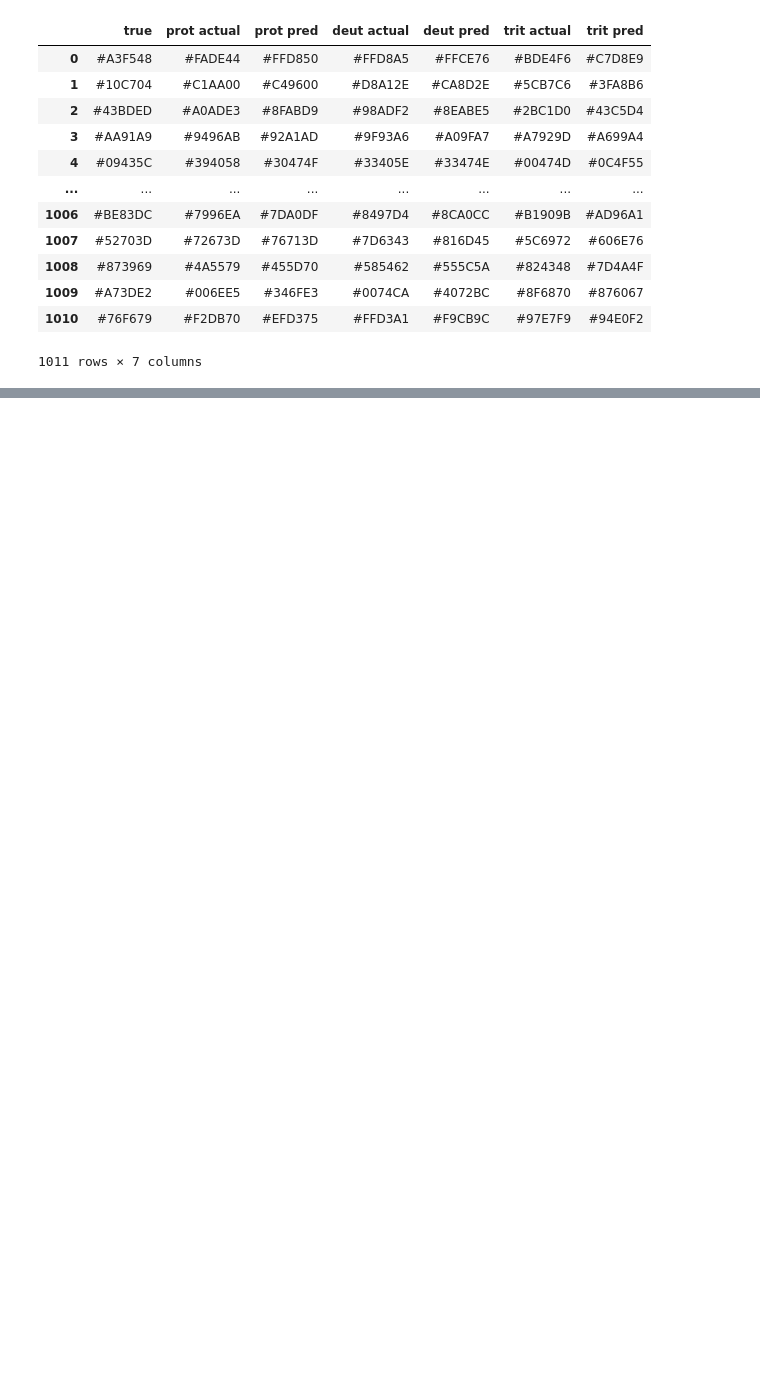
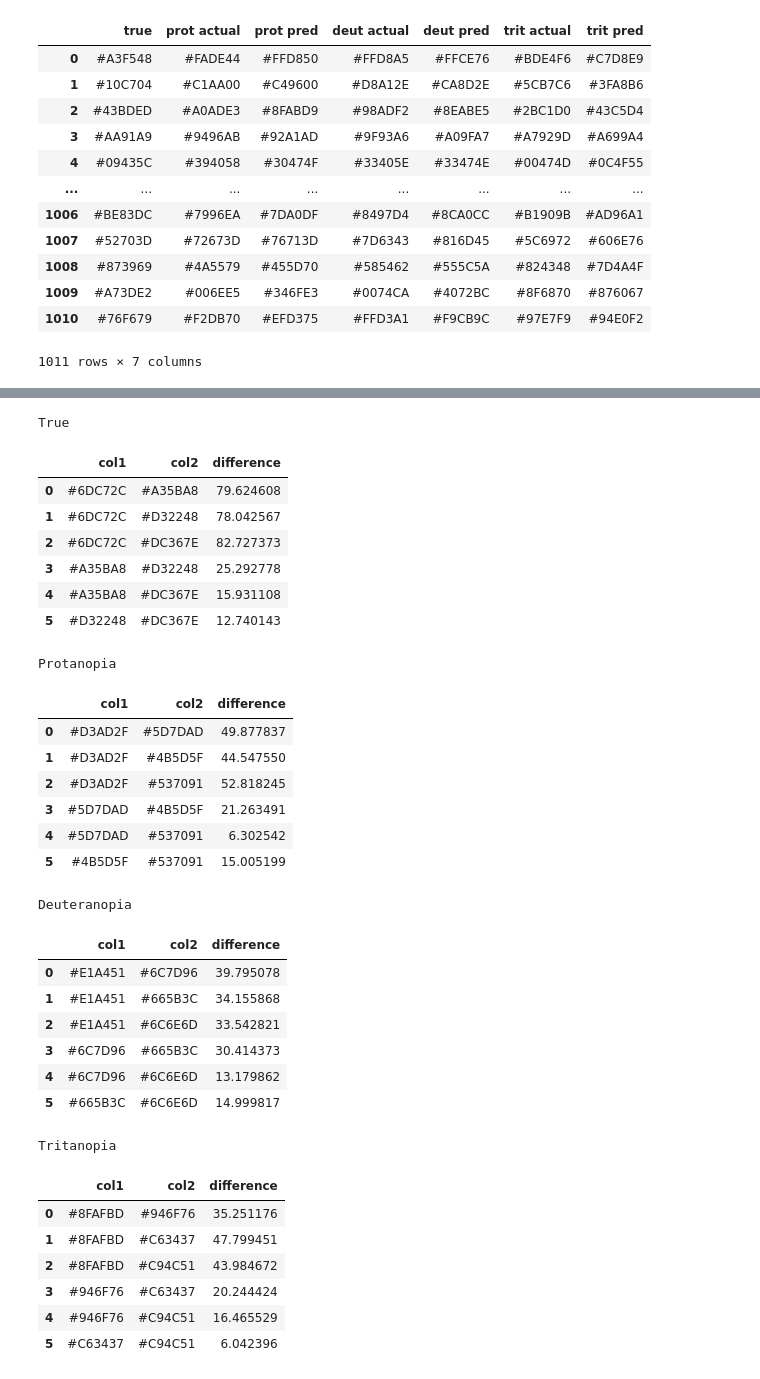
Before and after one commit to the-codingschool/TRAIN-datasets, a Jupyter notebook: color_blindness_sim/simulate_vision_deficiency.ipynb, the cells around one changed output, grey strips where cells are left out. Saved outputs shown, nothing was run; the diff lists cells and outputs as text; code cells hidden in the pictures; blank space fills up the shorter version.

```diff
--- a/color_blindness_sim/simulate_vision_deficiency.ipynb
+++ b/color_blindness_sim/simulate_vision_deficiency.ipynb
@@ -160,0 +430,46 @@ results_df.style.apply(output_cell_styling).hide([('True', 'Predicted')], axis="
+# %%
+"""
+Style and display the saved test details as individual tables for each vision type.
+"""
+for vision_type, table in comparison_tables.items():
+    styled_table = table.style.apply(color_comparison_styling) \
+        .set_caption(vision_type) \
+        .set_table_styles([
+            {'selector': 'caption', 'props': 'font-size: large; font-weight: bold; margin-top: 20px;'},
+            {'selector': 'td', 'props': 'border-bottom: 4px solid #404040'}
+        ])
+
+    display(styled_table)
+# %% [output]
+True
+|  | col1 | col2 | difference |
+| 0 | #6DC72C | #A35BA8 | 79.624608 |
+| 1 | #6DC72C | #D32248 | 78.042567 |
+| 2 | #6DC72C | #DC367E | 82.727373 |
+| 3 | #A35BA8 | #D32248 | 25.292778 |
+| 4 | #A35BA8 | #DC367E | 15.931108 |
+| 5 | #D32248 | #DC367E | 12.740143 |
+Protanopia
+|  | col1 | col2 | difference |
+| 0 | #D3AD2F | #5D7DAD | 49.877837 |
+| 1 | #D3AD2F | #4B5D5F | 44.547550 |
+| 2 | #D3AD2F | #537091 | 52.818245 |
+| 3 | #5D7DAD | #4B5D5F | 21.263491 |
+| 4 | #5D7DAD | #537091 | 6.302542 |
+| 5 | #4B5D5F | #537091 | 15.005199 |
+Deuteranopia
+|  | col1 | col2 | difference |
+| 0 | #E1A451 | #6C7D96 | 39.795078 |
+| 1 | #E1A451 | #665B3C | 34.155868 |
+| 2 | #E1A451 | #6C6E6D | 33.542821 |
+| 3 | #6C7D96 | #665B3C | 30.414373 |
+| 4 | #6C7D96 | #6C6E6D | 13.179862 |
+| 5 | #665B3C | #6C6E6D | 14.999817 |
+Tritanopia
+|  | col1 | col2 | difference |
+| 0 | #8FAFBD | #946F76 | 35.251176 |
+| 1 | #8FAFBD | #C63437 | 47.799451 |
+| 2 | #8FAFBD | #C94C51 | 43.984672 |
+| 3 | #946F76 | #C63437 | 20.244424 |
+| 4 | #946F76 | #C94C51 | 16.465529 |
+| 5 | #C63437 | #C94C51 | 6.042396 |
```
Also changed, not shown: parts of 26 cells of this notebook.
